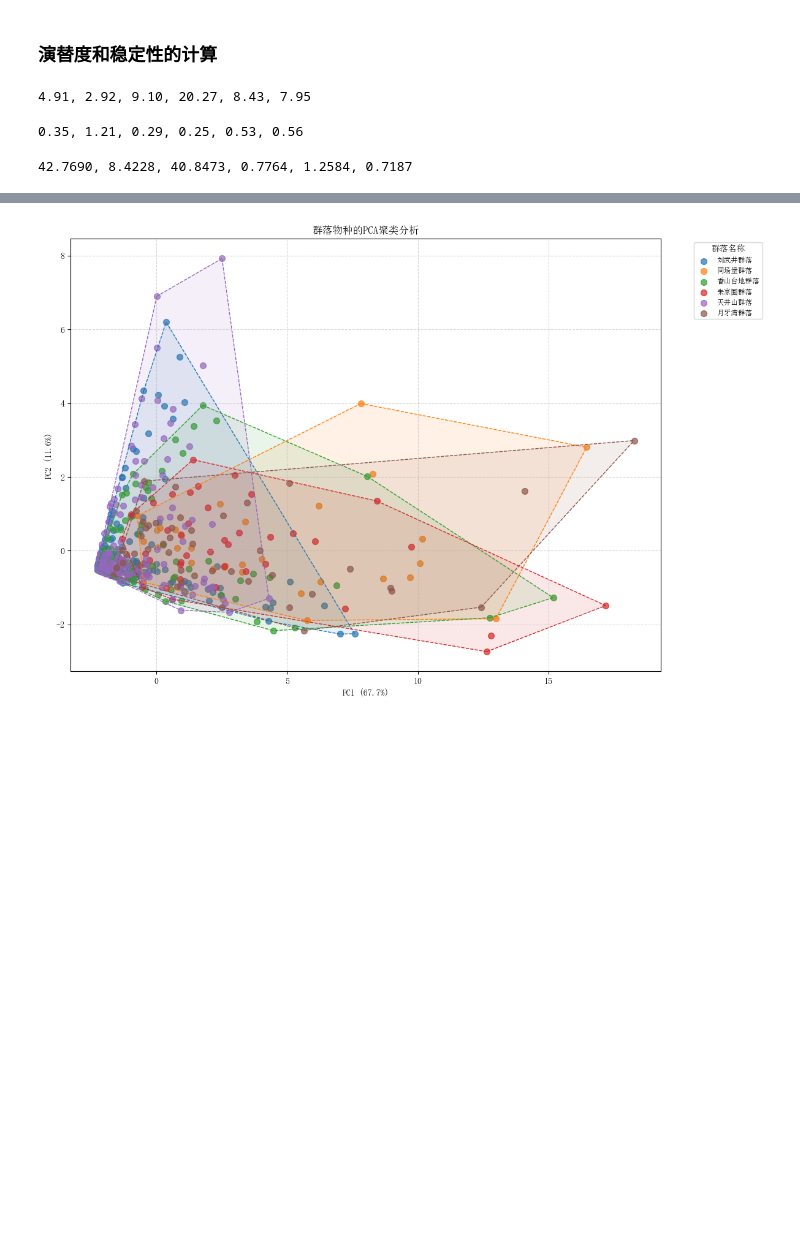
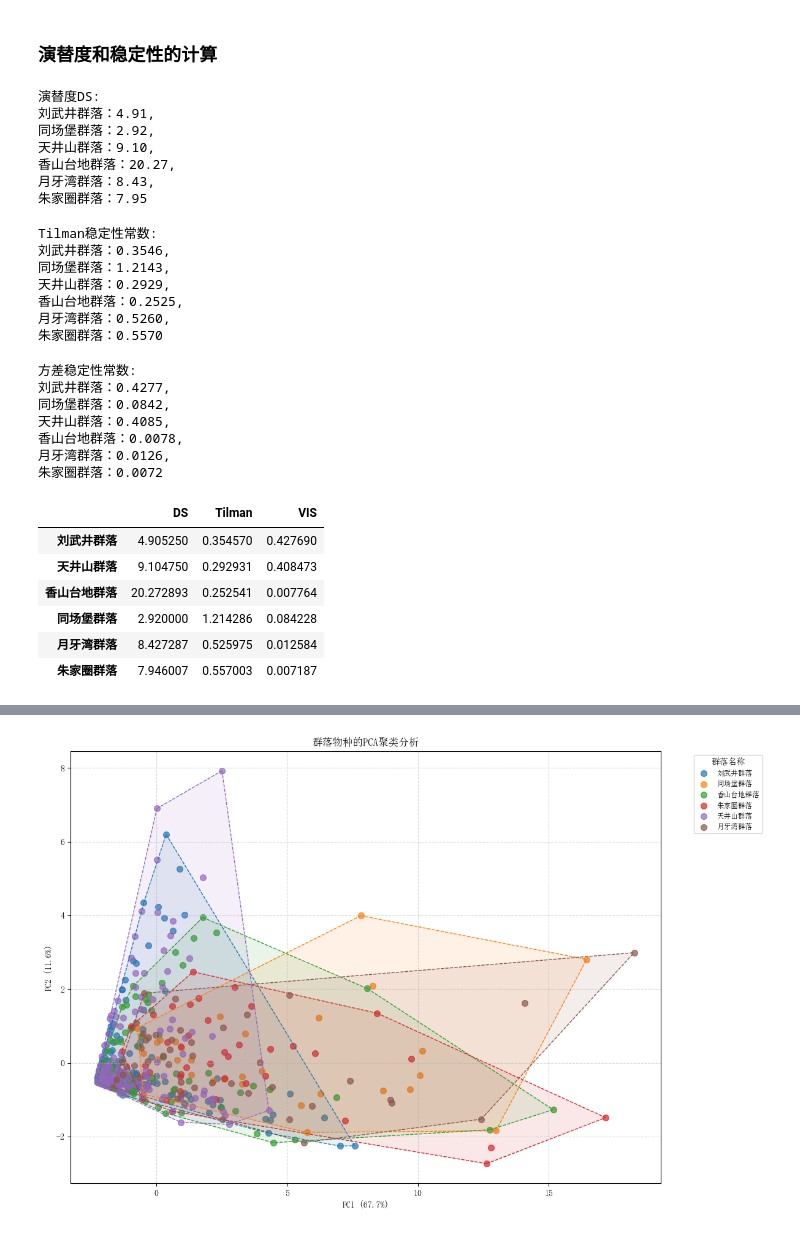
Before and after one commit to An-Ordinary-Man/The-process-record-of-learning-bioinformatics, a Jupyter notebook: PCA_for_plant_community/PCA.ipynb, the cells around one changed output, grey strips where cells are left out. Cells and saved outputs as stored; diff of their text form; code cells hidden in the pictures; blank space fills up the shorter version.

```diff
--- a/PCA_for_plant_community/PCA.ipynb
+++ b/PCA_for_plant_community/PCA.ipynb
@@ -266,13 +266,18 @@ tcb_lifestyle, ds_tcb = lifestyle(tcb_lifestyle)
 yyw_lifestyle, ds_yyw = lifestyle(yyw_lifestyle)
 zjq_lifestyle, ds_zjq = lifestyle(zjq_lifestyle)
 
-print(f"{ds_lwj:.2f}, {ds_tcb:.2f}, {ds_tjs:.2f}, {ds_xstd:.2f}, {ds_yyw:.2f}, {ds_zjq:.2f}")
+print('演替度DS:')
+print(
+    f"刘武井群落：{ds_lwj:.2f}, \n同场堡群落：{ds_tcb:.2f}, \n天井山群落：{ds_tjs:.2f}, \n香山台地群落：{ds_xstd:.2f}, \n月牙湾群落：{ds_yyw:.2f}, \n朱家圈群落：{ds_zjq:.2f}")
 # %% [output]
-4.91, 2.92, 9.10, 20.27, 8.43, 7.95
+演替度DS:
+刘武井群落：4.91,
+同场堡群落：2.92,
+天井山群落：9.10,
+香山台地群落：20.27,
+月牙湾群落：8.43,
+朱家圈群落：7.95
 # %%
-import pandas as pd
-import numpy as np
-
 def tilman_stability(df):
     """
     计算Tilman稳定性指数
@@ -281,7 +286,7 @@ def tilman_stability(df):
     """
     mu = df['干重(g/m2)'].mean()  # 平均值
     sigma = df['干重(g/m2)'].std()  # 标准差
-    return mu / sigma if sigma != 0 else np.inf  # 避免除以零
+    return mu / sigma
 
 tilman_lwj = tilman_stability(lwj_lifestyle)
 tilman_xstd = tilman_stability(xstd_lifestyle)
@@ -290,9 +295,17 @@ tilman_tcb = tilman_stability(tcb_lifestyle)
 tilman_yyw = tilman_stability(yyw_lifestyle)
 tilman_zjq = tilman_stability(zjq_lifestyle)
 
-print(f"{tilman_lwj:.2f}, {tilman_tcb:.2f}, {tilman_tjs:.2f}, {tilman_xstd:.2f}, {tilman_yyw:.2f}, {tilman_zjq:.2f}")
+print('Tilman稳定性常数:')
+print(
+    f"刘武井群落：{tilman_lwj:.4f}, \n同场堡群落：{tilman_tcb:.4f}, \n天井山群落：{tilman_tjs:.4f}, \n香山台地群落：{tilman_xstd:.4f}, \n月牙湾群落：{tilman_yyw:.4f}, \n朱家圈群落：{tilman_zjq:.4f}")
 # %% [output]
-0.35, 1.21, 0.29, 0.25, 0.53, 0.56
+Tilman稳定性常数:
+刘武井群落：0.3546,
+同场堡群落：1.2143,
+天井山群落：0.2929,
+香山台地群落：0.2525,
+月牙湾群落：0.5260,
+朱家圈群落：0.5570
 # %%
 def var_stability(df):
     """
@@ -301,7 +314,7 @@ def var_stability(df):
     返回:稳定性指数
     """
     var = df['干重(g/m2)'].var()
-    return 100 / var
+    return 1 / var
 
 var_lwj = var_stability(lwj_lifestyle)
 var_xstd = var_stability(xstd_lifestyle)
@@ -310,6 +323,29 @@ var_tcb = var_stability(tcb_lifestyle)
 var_yyw = var_stability(yyw_lifestyle)
 var_zjq = var_stability(zjq_lifestyle)
 
-print(f"{var_lwj:.4f}, {var_tcb:.4f}, {var_tjs:.4f}, {var_xstd:.4f}, {var_yyw:.4f}, {var_zjq:.4f}")
+print('方差稳定性常数:')
+print(
+    f"刘武井群落：{var_lwj:.4f}, \n同场堡群落：{var_tcb:.4f}, \n天井山群落：{var_tjs:.4f}, \n香山台地群落：{var_xstd:.4f}, \n月牙湾群落：{var_yyw:.4f}, \n朱家圈群落：{var_zjq:.4f}")
 # %% [output]
-42.7690, 8.4228, 40.8473, 0.7764, 1.2584, 0.7187
+方差稳定性常数:
+刘武井群落：0.4277,
+同场堡群落：0.0842,
+天井山群落：0.4085,
+香山台地群落：0.0078,
+月牙湾群落：0.0126,
+朱家圈群落：0.0072
+# %%
+df = pd.DataFrame({
+    "DS": [ds_lwj, ds_tjs, ds_xstd, ds_tcb, ds_yyw, ds_zjq],
+    "Tilman": [tilman_lwj, tilman_tjs, tilman_xstd, tilman_tcb, tilman_yyw, tilman_zjq],
+    "VIS": [var_lwj, var_tjs, var_xstd, var_tcb, var_yyw, var_zjq],
+}, index=['刘武井群落', '天井山群落', '香山台地群落', '同场堡群落', '月牙湾群落', '朱家圈群落'])
+df
+# %% [output]
+|  | DS | Tilman | VIS |
+| 刘武井群落 | 4.905250 | 0.354570 | 0.427690 |
+| 天井山群落 | 9.104750 | 0.292931 | 0.408473 |
+| 香山台地群落 | 20.272893 | 0.252541 | 0.007764 |
+| 同场堡群落 | 2.920000 | 1.214286 | 0.084228 |
+| 月牙湾群落 | 8.427287 | 0.525975 | 0.012584 |
+| 朱家圈群落 | 7.946007 | 0.557003 | 0.007187 |
```
Also changed, not shown: parts of 4 cells of this notebook.
